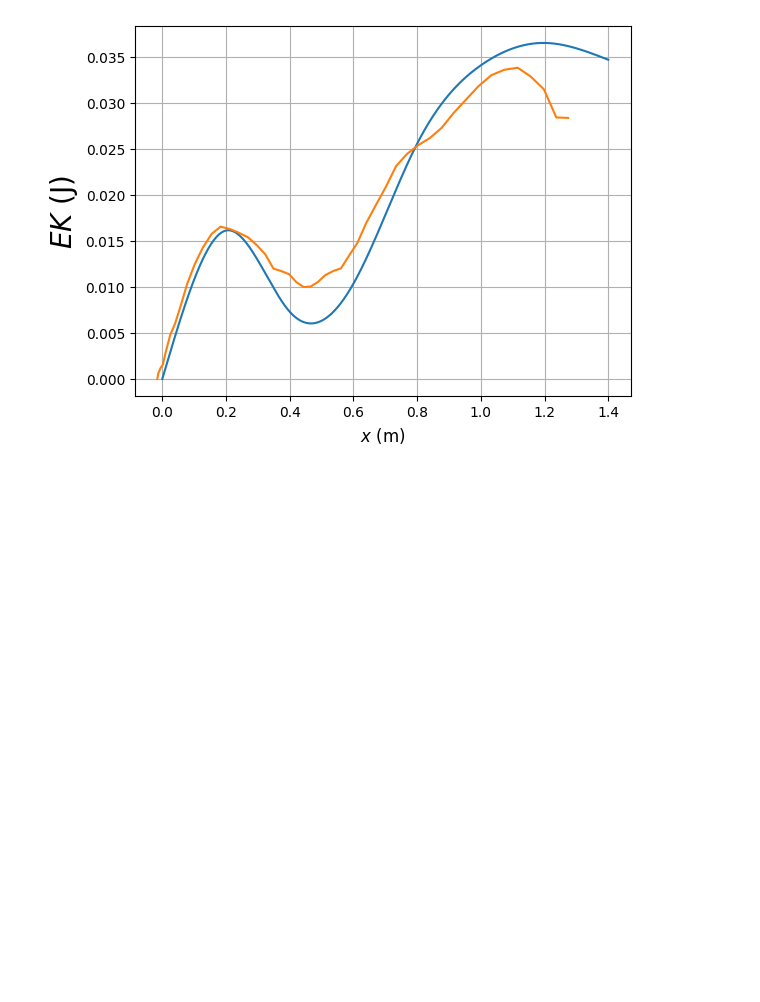
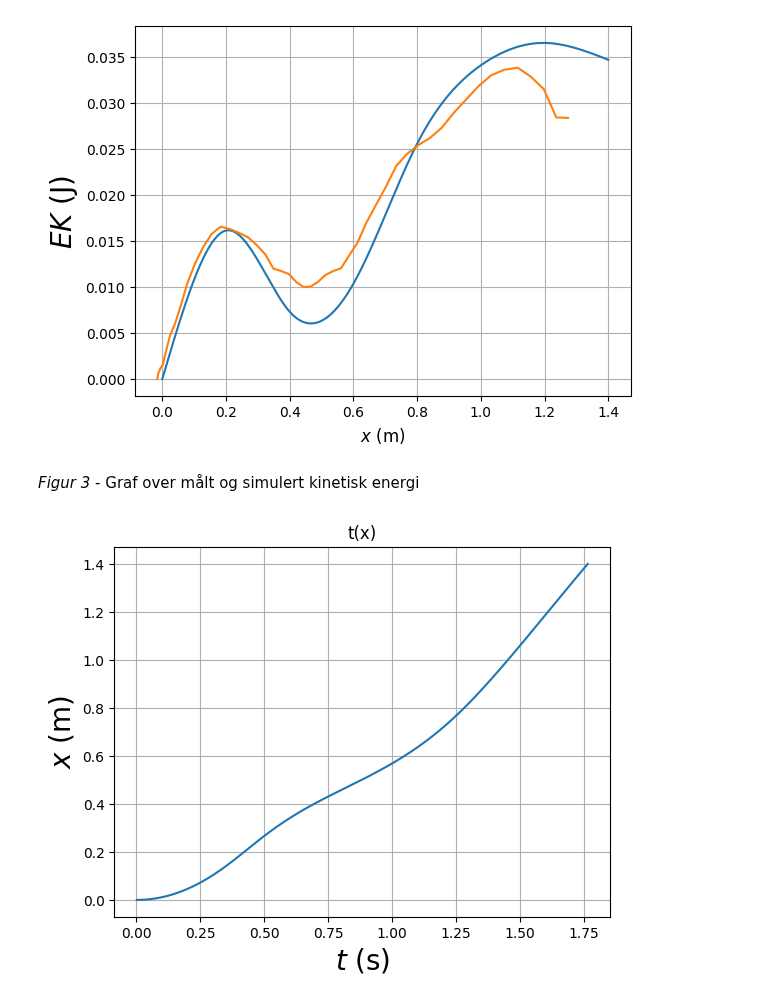
Before and after one commit to KSkrede/FysikkLab, a Jupyter notebook: FysikkLab.ipynb, the cells around one changed output. Drawn from its saved outputs; the diff is of its cells as text; code cells hidden in the pictures; blank space fills up the shorter version.

```diff
--- a/FysikkLab.ipynb
+++ b/FysikkLab.ipynb
@@ -167,3 +195,23 @@ print (erf(v()[1400]))
+# %%
+def betha():
+    return np.arctan(dy)
+
+def v_xn():
+    return v()*np.cos(betha())
+
+def average_v_xn(n):
+    return 1/2 * (v_xn()[n]+v_xn()[n-1])
+
+def delta_tn(n):
+    return dx/average_v_xn(n)
+
+def t():
+    sum = 0
+    result = []
+    for i in range(Nx):
+        sum += delta_tn(i)
+        result.append(sum)
+    return result
 # %%
 fart = plt.figure('y(x)', figsize=(12, 6))
 plt.plot(x, v())
@@ -189,3 +237,14 @@ plt.grid()
 plt.show()
 # %% [output]
 [figure]
+# %% [markdown]
+*Figur 3* - Graf over målt og simulert kinetisk energi
+# %%
+plt.plot(t(), x)
+plt.title('t(x)')
+plt.ylabel('$x$ (m)', fontsize=20)
+plt.xlabel('$t$ (s)', fontsize=20)
+plt.grid()
+plt.show()
+# %% [output]
+[figure, added]
```
Also changed, not shown: parts of 6 cells of this notebook, 1 other file.
